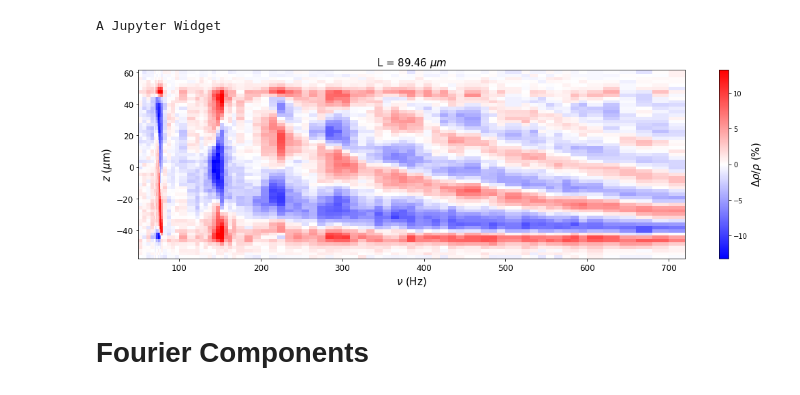
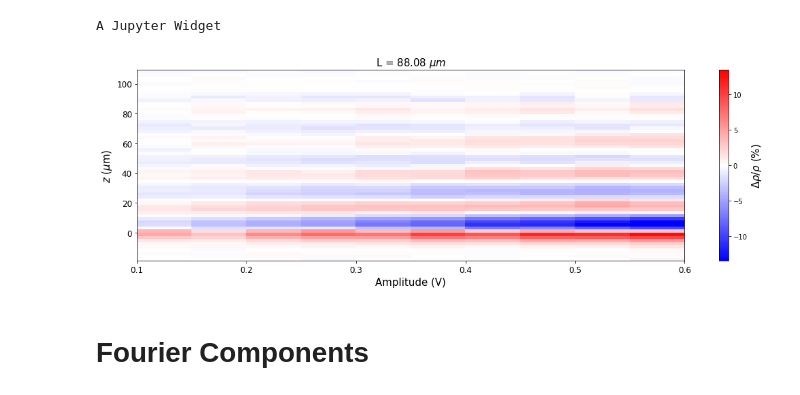
Before and after one commit to ranchop/QCalc, a Jupyter notebook: Box Shaking/Box Shaking Template - in progress.ipynb, the cells around one changed output. Saved outputs shown, nothing was run; the diff lists cells and outputs as text; code cells hidden in the pictures.

```diff
--- a/Box Shaking/Box Shaking Template - in progress.ipynb
+++ b/Box Shaking/Box Shaking Template - in progress.ipynb
@@ -63,7 +63,7 @@ df_all = pd.DataFrame()
 # Relevant Parameters
 x_var_name = ['BoxShakeFreq', 'BoxShakeAmp', 'ShakingCycles']
 x_var_label = [r'$\nu$ (Hz)', 'Amplitude (V)', 'Cycles (#)']
-usei = 0
+usei = 1
 x_var_name, x_var_label = x_var_name[usei], x_var_label[usei]
 image_use = 'A'
 # %%
@@ -123,7 +123,7 @@ df_all['bg'] = df_all[background_parameter] == background_value
 # %%
 # Atom Number Filter
 df_all['total_atoms'] = [im.total_atoms for im in tqdm(df_all.image)]
-ax = tp.atom_num_filter(df=df_all, keep=0.07, offset=0.0, display=True, plot=True)
+ax = tp.atom_num_filter(df=df_all, keep=0.15, offset=0.0, display=True, plot=True)
 ax[0].set(ylim=[0.3,None])
 ax[0].plot(df_all.loc[df_all['bg'], 'time'], df_all.loc[df_all['bg'], 'total_atoms']/1e6, 'r.')
 if savefig.value: plt.savefig(suffix + 'AtomNumbersScatter.pdf')
@@ -268,8 +262,8 @@ A Jupyter Widget
 # %%
 # IMPORTANT SETTINGS
 shared_background = True
-proper_center = 'center' # top or center or bottom or none
-zero_z = 'center' # where to put the zero for z top, bottom, center
+proper_center = 'top' # top or center or bottom or none
+zero_z = 'bottom' # where to put the zero for z top, bottom, center
 # %%
 # Begin df_data and allocate images
 threshold_image_num = 1
@@ -367,7 +361,7 @@ df_data['2d dn'] = [np.mean(df.loc[r.data_ind, 'app_shifted']) - np.mean(df.loc[
 # %%
 # Plot Samples
 Lum = np.mean(df.length)*1e6
-plot_zlim = np.array([0 - 15, Lum + 15])
+plot_zlim = np.array([0 - 20, Lum + 20])
 if zero_z == 'center': plot_zlim -= Lum/2
 elif zero_z == 'top': plot_zlim -= Lum
 def temp(test=np.random.randint(0, df_data.shape[0])):
@@ -393,7 +387,7 @@ def temp(test=np.random.randint(0, df_data.shape[0])):
     ax.plot(*r['dn'].plotdata, 'C3')
     ax.plot(*r['dn/n'].plotdata, 'C4', alpha=0.5)
     ax.axhline(0, c='k', alpha=0.5)
-    lim = np.max(np.abs(r['dn'].plotdata[1]))* 1.1
+    lim = np.nanmax(np.abs(r['dn'].plotdata[1]))* 1.1
     ax.set(ylim = [-lim, lim], xlim=plot_zlim)
     plt.tight_layout()
     if savefig.value: plt.savefig(suffix_samples + 'InsituSoundWaves_{}.pdf'.format(r.name))
@@ -405,20 +399,20 @@ A Jupyter Widget
 # %%
 # Movies
 movie = np.array([r.dn.trim(plot_zlim * 1e-6).y / r['box fit bg']['amp'] * 100 for x,r in df_data.iterrows()]).T
 movie = [df_data.index.values, df_data.iloc[0]['dn'].trim(plot_zlim * 1e-6).x * 1e6, movie]
 
 # Plots
-clim_movie = np.max(np.abs(movie[2])) * 0.7
+clim_movie = np.max(np.abs(movie[2])) * 0.9
 fig = plt.figure(figsize=[15, 5])
 plt.pcolor(*movie_pad(movie), cmap='bwr', vmin=-clim_movie, vmax=clim_movie, linewidth=0)
 plt.ylabel(r'$z$ ($\mu$m)', fontsize=15)
 plt.xlabel(x_var_label, fontsize=15)
 plt.title(r'L = {:.2f} $\mu m$'.format(Lum), fontsize=15)
 plt.xticks(fontsize=12)
 plt.yticks(fontsize=12)
 cbr = plt.colorbar()
 cbr.set_label(label=r'$\Delta \rho / \rho$ (%)', fontsize=15)
 plt.tight_layout()
 if savefig.value: plt.savefig(suffix + 'SonogramMovie_bwr.pdf')
 # %% [output]
-[figure, old version]
+[figure, new version]
```
Also changed, not shown: parts of 32 cells of this notebook, 2 other files.
